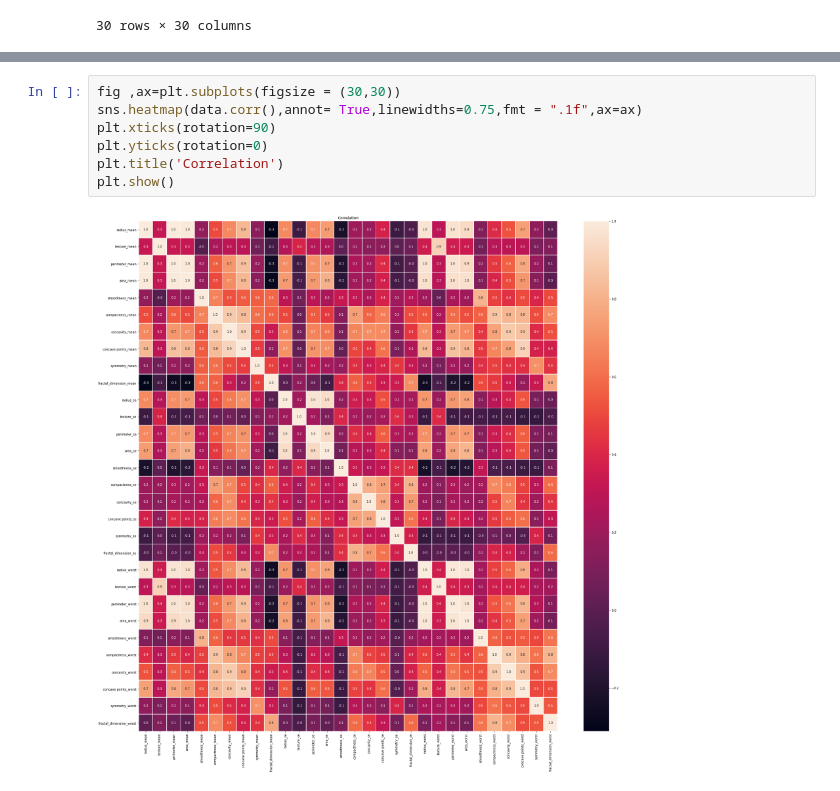
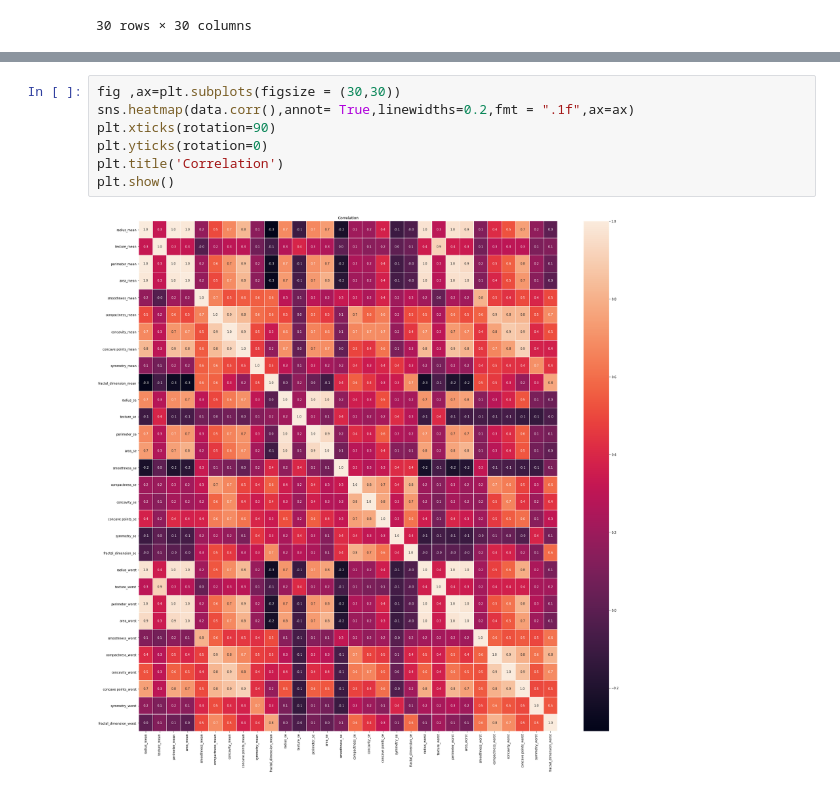
Before and after one commit to abetlej/BreastCancer, a Jupyter notebook: breast_cancer.ipynb, the cells around one changed output, grey strips where cells are left out. Cells and saved outputs as stored; diff of their text form.

```diff
--- a/breast_cancer.ipynb
+++ b/breast_cancer.ipynb
@@ -183,9 +197,9 @@ Obviously we will see that values on the diagonal are equal 1.0 - every variable
 # %%
 fig ,ax=plt.subplots(figsize = (30,30))
-sns.heatmap(data.corr(),annot= True,linewidths=0.75,fmt = ".1f",ax=ax)
+sns.heatmap(data.corr(),annot= True,linewidths=0.2,fmt = ".1f",ax=ax)
 plt.xticks(rotation=90)
 plt.yticks(rotation=0)
 plt.title('Correlation')
 plt.show()
 # %% [output]
-[figure, old version]
+[figure, new version]
```
Also changed, not shown: parts of 17 cells of this notebook.
